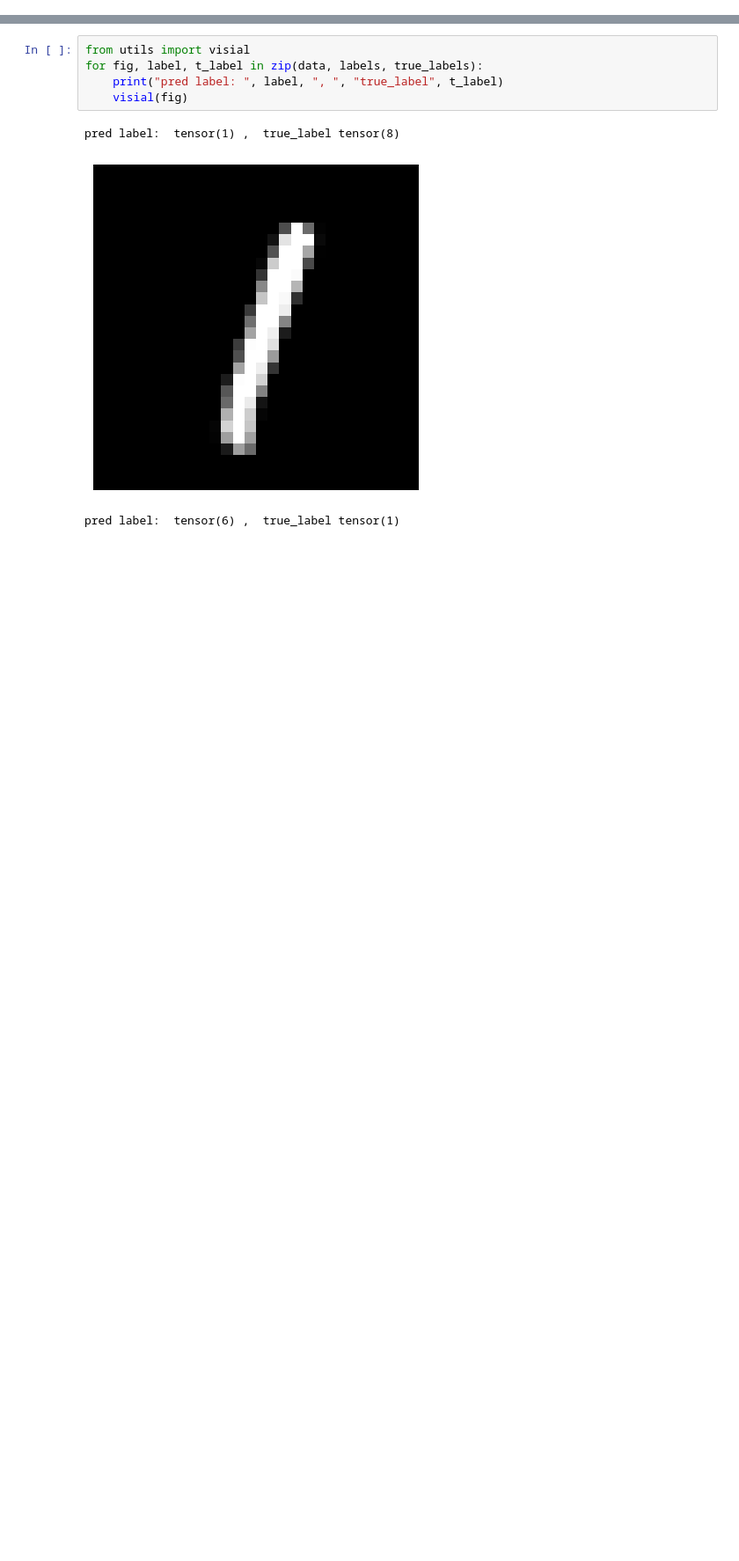
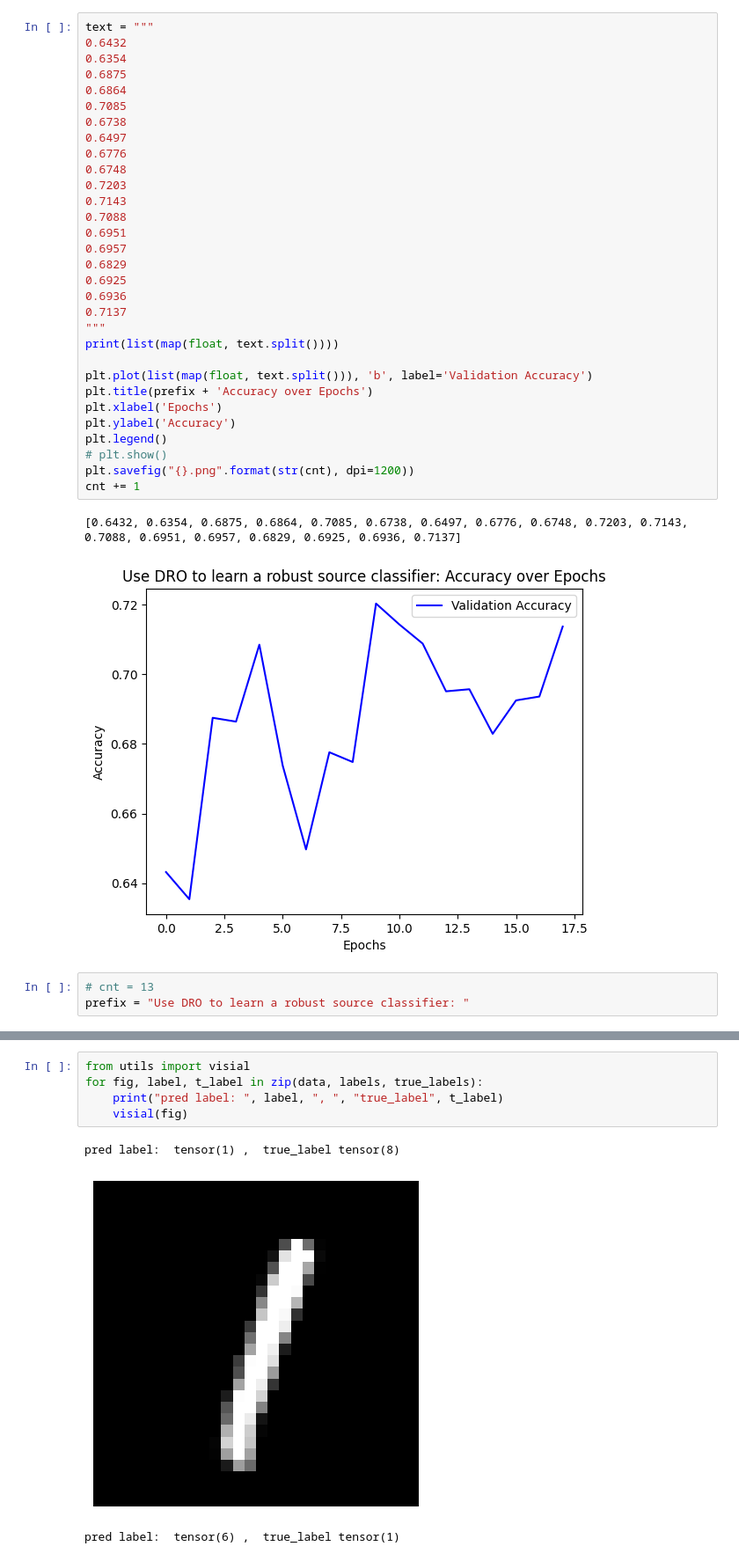
Before and after one commit to Sustech-yx/CSE5001_Project, a Jupyter notebook: main.ipynb, the cells around one changed output, grey strips where cells are left out. Shown: that part at 88% size. Saved outputs shown, nothing was run; the diff lists cells and outputs as text; blank space fills up the shorter version.

```diff
--- a/main.ipynb
+++ b/main.ipynb
@@ -45,0 +77,37 @@ true_labels = torch.cat(wrong_pred[2])
+# %%
+text = """
+0.6432
+0.6354
+0.6875
+0.6864
+0.7085
+0.6738
+0.6497
+0.6776
+0.6748
+0.7203
+0.7143
+0.7088
+0.6951
+0.6957
+0.6829
+0.6925
+0.6936
+0.7137
+"""
+print(list(map(float, text.split())))
+
+plt.plot(list(map(float, text.split())), 'b', label='Validation Accuracy')
+plt.title(prefix + 'Accuracy over Epochs')
+plt.xlabel('Epochs')
+plt.ylabel('Accuracy')
+plt.legend()
+# plt.show()
+plt.savefig("{}.png".format(str(cnt), dpi=1200))
+cnt += 1
+# %% [output]
+[0.6432, 0.6354, 0.6875, 0.6864, 0.7085, 0.6738, 0.6497, 0.6776, 0.6748, 0.7203, 0.7143, 0.7088, 0.6951, 0.6957, 0.6829, 0.6925, 0.6936, 0.7137]
+[figure, added]
+# %%
+# cnt = 13
+prefix = "Use DRO to learn a robust source classifier: "
```
Also changed, not shown: parts of 21 cells of this notebook, 27 other files.
